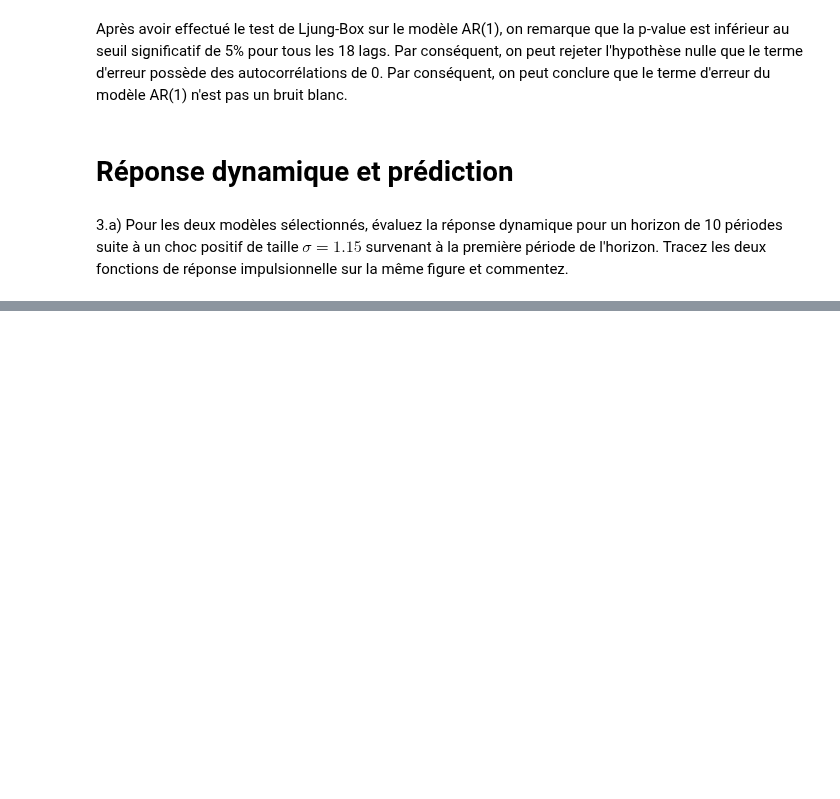
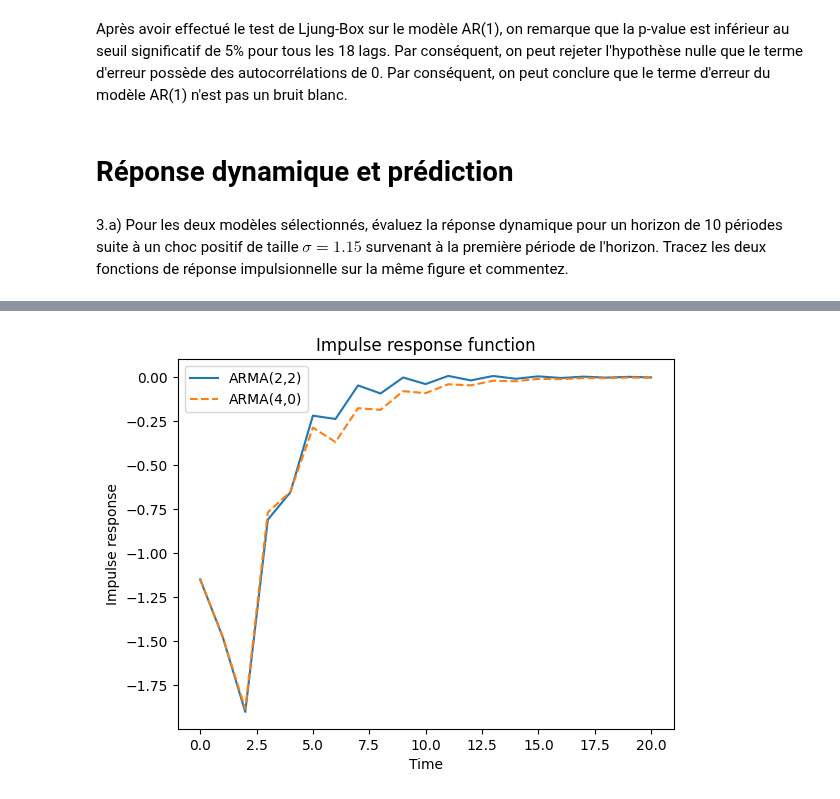
Before and after one commit to Thomas4390/econometrics_tp1, a Jupyter notebook: tp1.ipynb, the cells around one changed output, grey strips where cells are left out. Drawn from its saved outputs; the diff is of its cells as text; code cells hidden in the pictures; blank space fills up the shorter version.

```diff
--- a/tp1.ipynb
+++ b/tp1.ipynb
@@ -515,0 +503,17 @@ plt.show()
+# %%
+steps = 20
+# %%
+def compute_three_impulse(arma_model, sigma, steps):
+    first_impulse = arma_model.impulse_responses(steps=steps, impulse=[-sigma])
+    second_impulse = first_impulse
+    second_impulse = pd.concat([pd.Series([0]), second_impulse], ignore_index=True)
+    second_impulse = second_impulse[0:-1]
+    third_impulse = first_impulse
+    third_impulse = pd.concat([pd.Series([0, 0]), third_impulse], ignore_index=True)
+    third_impulse = third_impulse[0:-2]
+    total_impulse = first_impulse + second_impulse + third_impulse
+    return total_impulse
+# %%
+arma22_total_impulse = compute_three_impulse(arma_models["ARMA(2,2)"], sigma, steps)
+arma40_total_impulse = compute_three_impulse(arma_models["ARMA(4,0)"], sigma, steps)
+arma22_total_impulse, arma40_total_impulse
@@ -515,0 +538,10 @@ plt.show()
+# %%
+plt.plot(arma22_total_impulse, label="ARMA(2,2)")
+plt.plot(arma40_total_impulse, label="ARMA(4,0)", linestyle="--")
+plt.legend()
+plt.title("Impulse response function")
+plt.xlabel("Time")
+plt.ylabel("Impulse response")
+plt.show()
+# %% [output]
+[figure, added]
```
Also changed, not shown: parts of 12 cells of this notebook.
